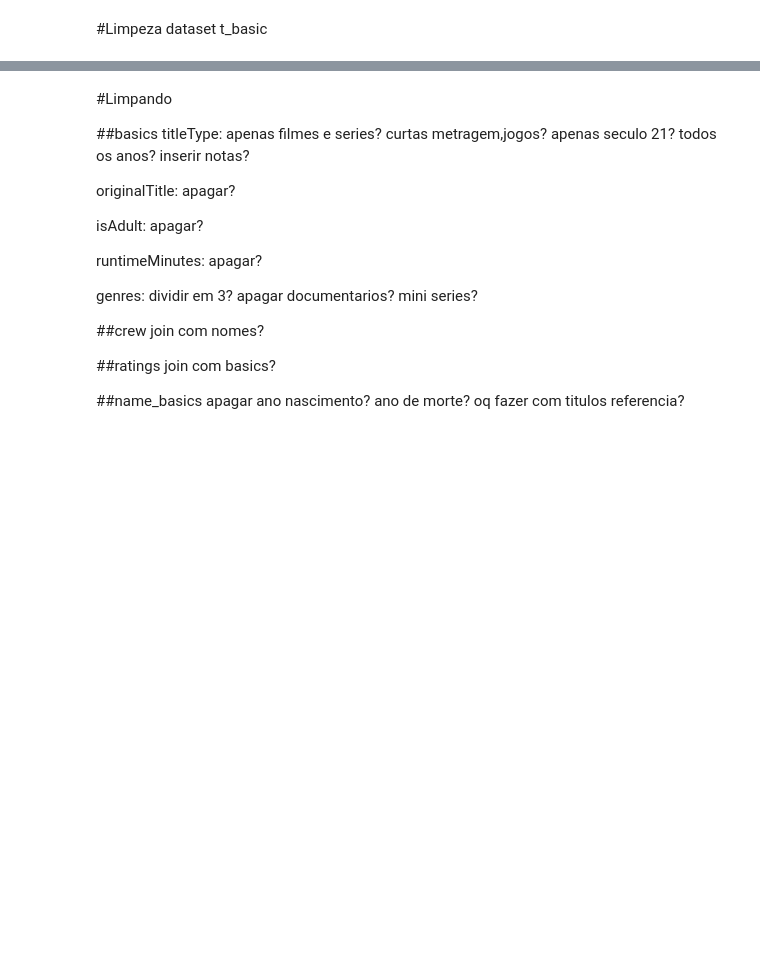
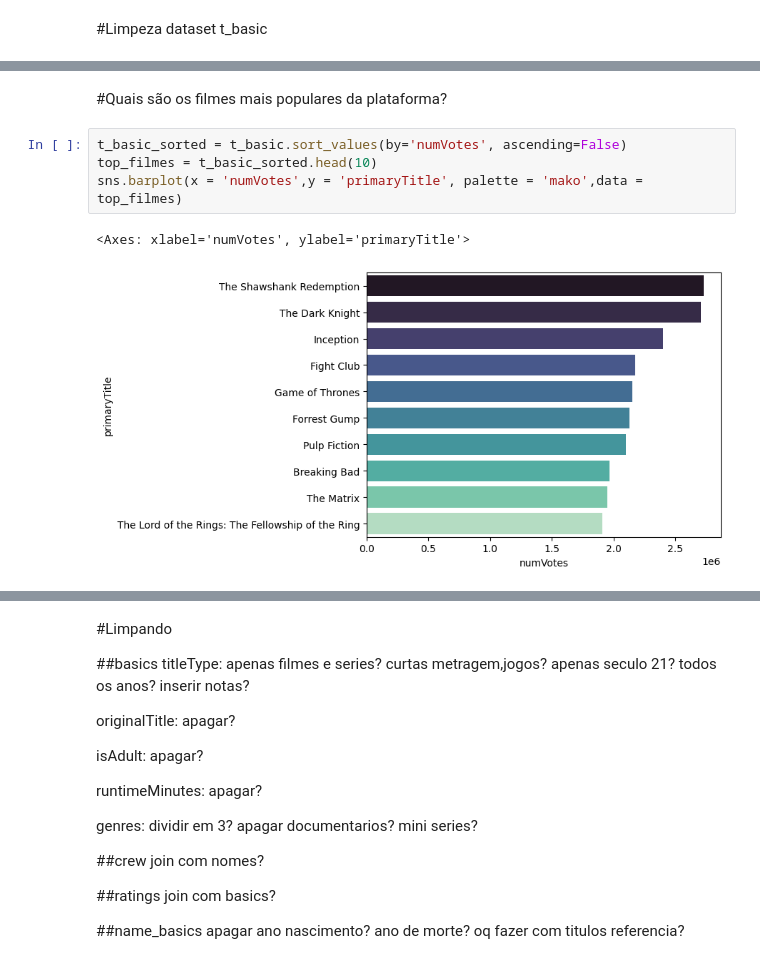
Before and after one commit to Andre647/IMDB_analysis, a Jupyter notebook: IMDb.ipynb, the cells around one changed output, grey strips where cells are left out. Saved outputs shown, nothing was run; the diff lists cells and outputs as text; blank space fills up the shorter version.

```diff
--- a/IMDb.ipynb
+++ b/IMDb.ipynb
@@ -88,0 +142,9 @@ def exibicao(df):
+# %% [markdown]
+#Quais são os filmes mais populares da plataforma?
+# %%
+t_basic_sorted = t_basic.sort_values(by='numVotes', ascending=False)
+top_filmes = t_basic_sorted.head(10)
+sns.barplot(x = 'numVotes',y = 'primaryTitle', palette = 'mako',data = top_filmes)
+# %% [output]
+<Axes: xlabel='numVotes', ylabel='primaryTitle'>
+[figure, added]
```
Also changed, not shown: parts of 31 cells of this notebook.
